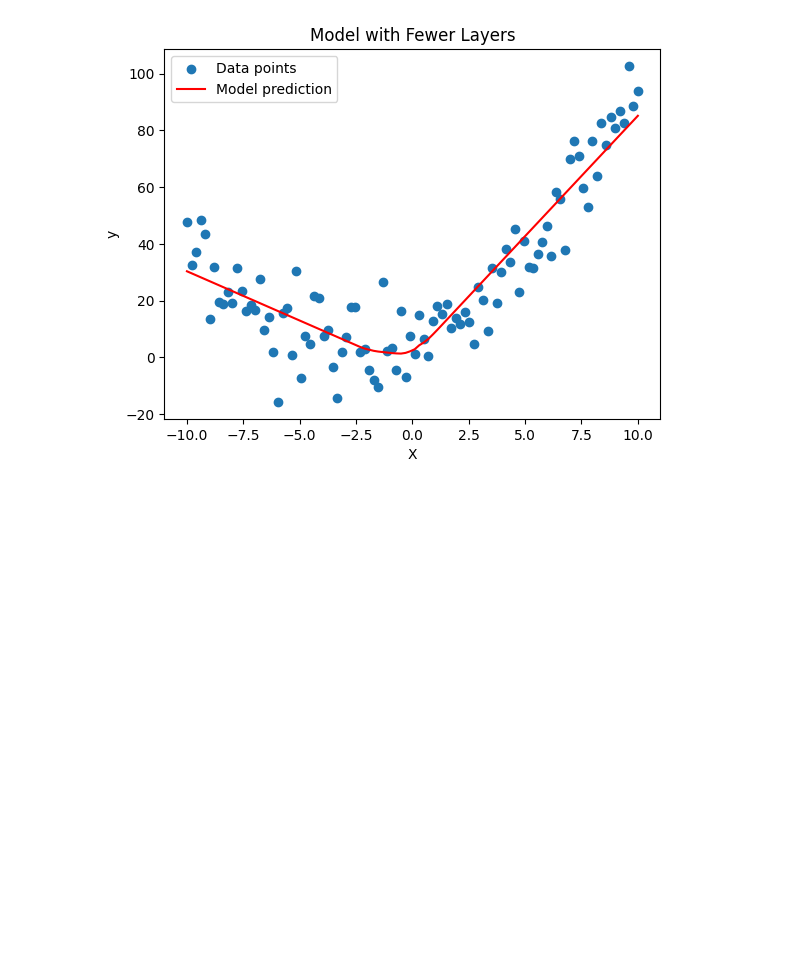
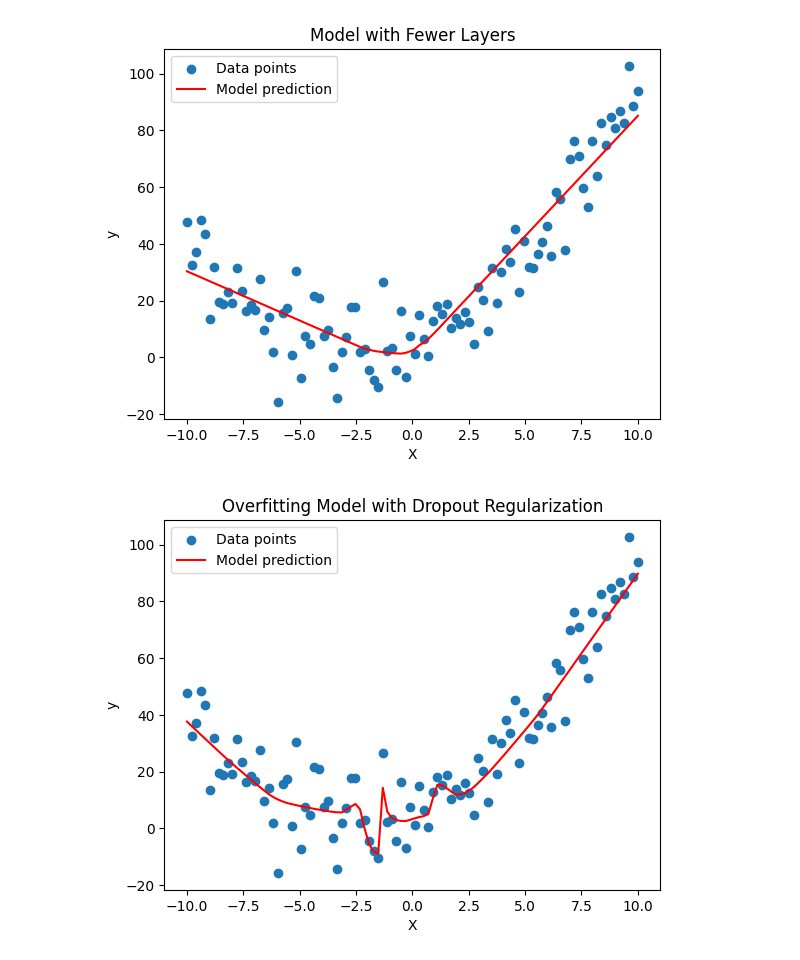
Before and after one commit to j2damax/ml-learning-journey, a Jupyter notebook: pytorch-deep-learning/01_overfitting_underfitting.ipynb, the cells around one changed output. Drawn from its saved outputs; the diff is of its cells as text; code cells hidden in the pictures; blank space fills up the shorter version.

```diff
--- a/pytorch-deep-learning/01_overfitting_underfitting.ipynb
+++ b/pytorch-deep-learning/01_overfitting_underfitting.ipynb
@@ -190,3 +192,29 @@ fewer_layers_model = train_model(fewer_layers_model, X, y, num_epochs=1000)
 plot_model(fewer_layers_model, X, y, 'Model with Fewer Layers')
 # %% [output]
 [figure]
+# %%
+# Exercise 4 -Apply Dropout Regularization technique to the same OverfittingModel
+
+class DropoutOverfittingModel(OverfittingModel):
+    def __init__(self, p=0.5):
+        super(DropoutOverfittingModel, self).__init__()
+        self.dropout = nn.Dropout(p)
+        # During training, randomly zeroes some of the elements of the input tensor with probability p.
+        # The zeroed elements are chosen independently for each forward call and are sampled from a Bernoulli distribution.
+        # Each channel will be zeroed out independently on every forward call.
+
+    def forward(self, x):
+        x = self.dropout(torch.relu(self.fc1(x)))
+        x = self.dropout(torch.relu(self.fc2(x)))
+        x = self.dropout(torch.relu(self.fc3(x)))
+        x = self.dropout(torch.relu(self.fc4(x)))
+        return self.fc5(x)
+
+# Train the dropout model
+dropout_model = DropoutOverfittingModel(p=0.2) # You can experiment with different dropout rates
+dropout_model = train_model(dropout_model, X, y, num_epochs=1000) # Use the original train_model
+
+# Plot results for the dropout model
+plot_model(dropout_model, X, y, 'Overfitting Model with Dropout Regularization')
+# %% [output]
+[figure, added]
```
Also changed, not shown: parts of 4 cells of this notebook.
